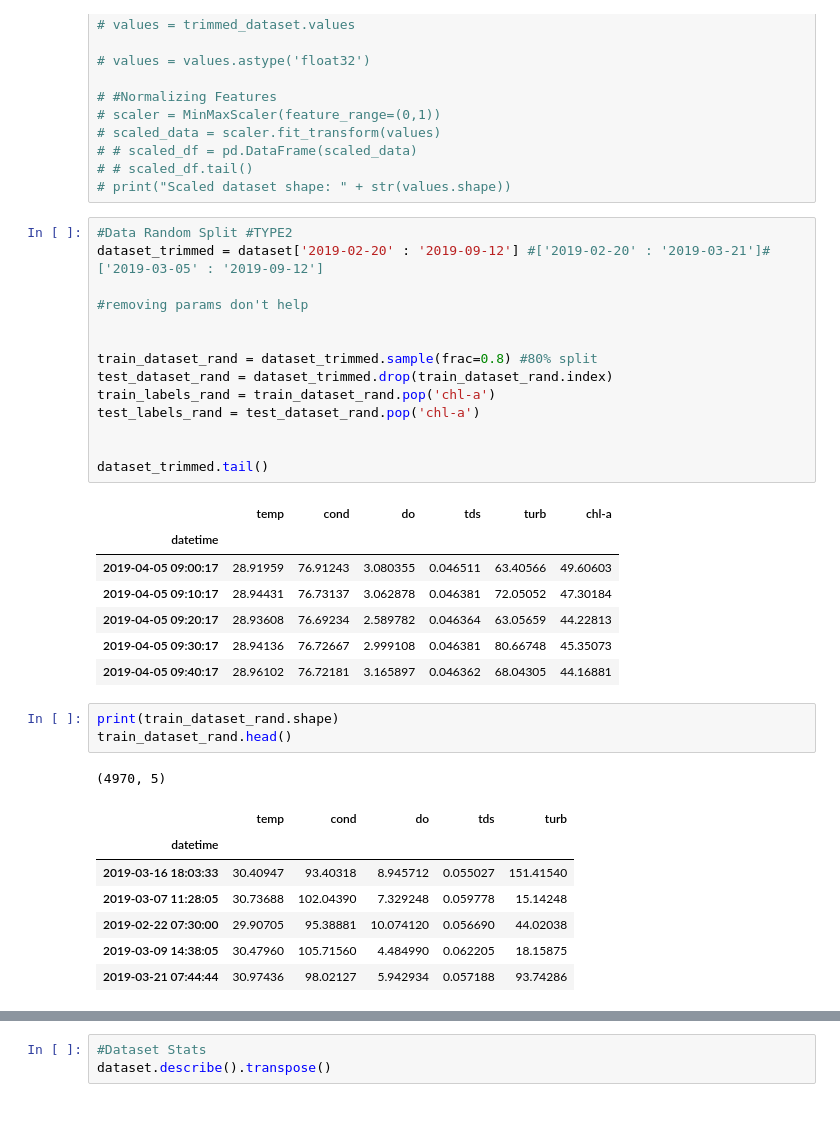
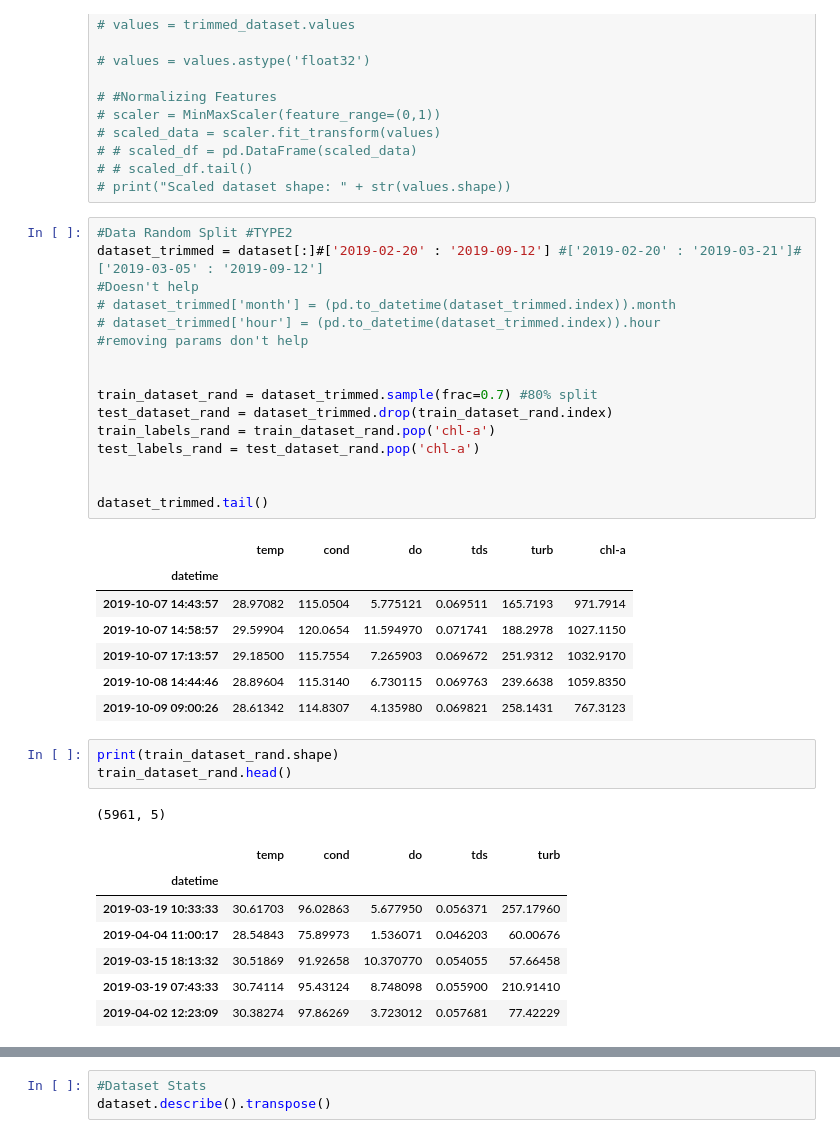
Before and after one commit to pollockDeVis/Chlorophyll-a-Soft-Sensor-for-Malaysia, a Jupyter notebook: 21_10_28_MLs/mlp_2_wq.ipynb, the cells around one changed output, grey strips where cells are left out. Saved outputs shown, nothing was run; the diff lists cells and outputs as text.

```diff
--- a/21_10_28_MLs/mlp_2_wq.ipynb
+++ b/21_10_28_MLs/mlp_2_wq.ipynb
@@ -107,38 +105,40 @@ dataset.head()
 # print("Scaled dataset shape: " + str(values.shape))
 # %%
 #Data Random Split #TYPE2
-dataset_trimmed = dataset['2019-02-20' : '2019-09-12'] #['2019-02-20' : '2019-03-21']#['2019-03-05' : '2019-09-12']
-
+dataset_trimmed = dataset[:]#['2019-02-20' : '2019-09-12'] #['2019-02-20' : '2019-03-21']#['2019-03-05' : '2019-09-12']
+#Doesn't help
+# dataset_trimmed['month'] = (pd.to_datetime(dataset_trimmed.index)).month
+# dataset_trimmed['hour'] = (pd.to_datetime(dataset_trimmed.index)).hour
 #removing params don't help
 
 
-train_dataset_rand = dataset_trimmed.sample(frac=0.8) #80% split
+train_dataset_rand = dataset_trimmed.sample(frac=0.7) #80% split
 test_dataset_rand = dataset_trimmed.drop(train_dataset_rand.index)
 train_labels_rand = train_dataset_rand.pop('chl-a')
 test_labels_rand = test_dataset_rand.pop('chl-a')
 
 
 dataset_trimmed.tail()
 # %% [output]
 |  | temp | cond | do | tds | turb | chl-a |
 | datetime |  |  |  |  |  |  |
-| 2019-04-05 09:00:17 | 28.91959 | 76.91243 | 3.080355 | 0.046511 | 63.40566 | 49.60603 |
-| 2019-04-05 09:10:17 | 28.94431 | 76.73137 | 3.062878 | 0.046381 | 72.05052 | 47.30184 |
-| 2019-04-05 09:20:17 | 28.93608 | 76.69234 | 2.589782 | 0.046364 | 63.05659 | 44.22813 |
-| 2019-04-05 09:30:17 | 28.94136 | 76.72667 | 2.999108 | 0.046381 | 80.66748 | 45.35073 |
-| 2019-04-05 09:40:17 | 28.96102 | 76.72181 | 3.165897 | 0.046362 | 68.04305 | 44.16881 |
+| 2019-10-07 14:43:57 | 28.97082 | 115.0504 | 5.775121 | 0.069511 | 165.7193 | 971.7914 |
+| 2019-10-07 14:58:57 | 29.59904 | 120.0654 | 11.594970 | 0.071741 | 188.2978 | 1027.1150 |
+| 2019-10-07 17:13:57 | 29.18500 | 115.7554 | 7.265903 | 0.069672 | 251.9312 | 1032.9170 |
+| 2019-10-08 14:44:46 | 28.89604 | 115.3140 | 6.730115 | 0.069763 | 239.6638 | 1059.8350 |
+| 2019-10-09 09:00:26 | 28.61342 | 114.8307 | 4.135980 | 0.069821 | 258.1431 | 767.3123 |
 # %%
 print(train_dataset_rand.shape)
 train_dataset_rand.head()
 # %% [output]
-(4970, 5)
+(5961, 5)
 |  | temp | cond | do | tds | turb |
 | datetime |  |  |  |  |  |
-| 2019-03-16 18:03:33 | 30.40947 | 93.40318 | 8.945712 | 0.055027 | 151.41540 |
-| 2019-03-07 11:28:05 | 30.73688 | 102.04390 | 7.329248 | 0.059778 | 15.14248 |
-| 2019-02-22 07:30:00 | 29.90705 | 95.38881 | 10.074120 | 0.056690 | 44.02038 |
-| 2019-03-09 14:38:05 | 30.47960 | 105.71560 | 4.484990 | 0.062205 | 18.15875 |
-| 2019-03-21 07:44:44 | 30.97436 | 98.02127 | 5.942934 | 0.057188 | 93.74286 |
+| 2019-03-19 10:33:33 | 30.61703 | 96.02863 | 5.677950 | 0.056371 | 257.17960 |
+| 2019-04-04 11:00:17 | 28.54843 | 75.89973 | 1.536071 | 0.046203 | 60.00676 |
+| 2019-03-15 18:13:32 | 30.51869 | 91.92658 | 10.370770 | 0.054055 | 57.66458 |
+| 2019-03-19 07:43:33 | 30.74114 | 95.43124 | 8.748098 | 0.055900 | 210.91410 |
+| 2019-04-02 12:23:09 | 30.38274 | 97.86269 | 3.723012 | 0.057681 | 77.42229 |
 # %%
 print(test_dataset_rand.shape)
 test_dataset_rand.tail()
```
Also changed, not shown: parts of 14 cells of this notebook, 2 other files.
